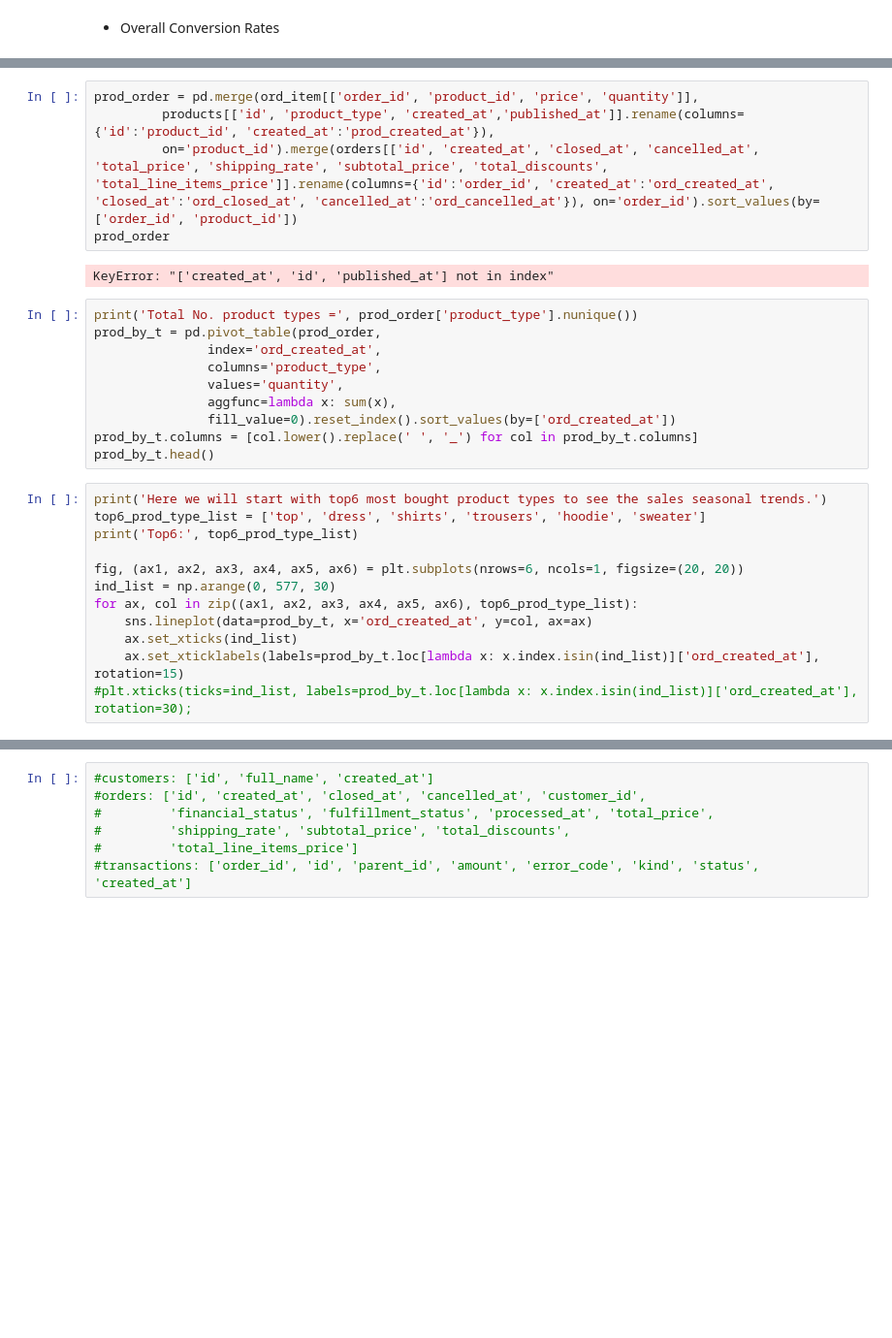
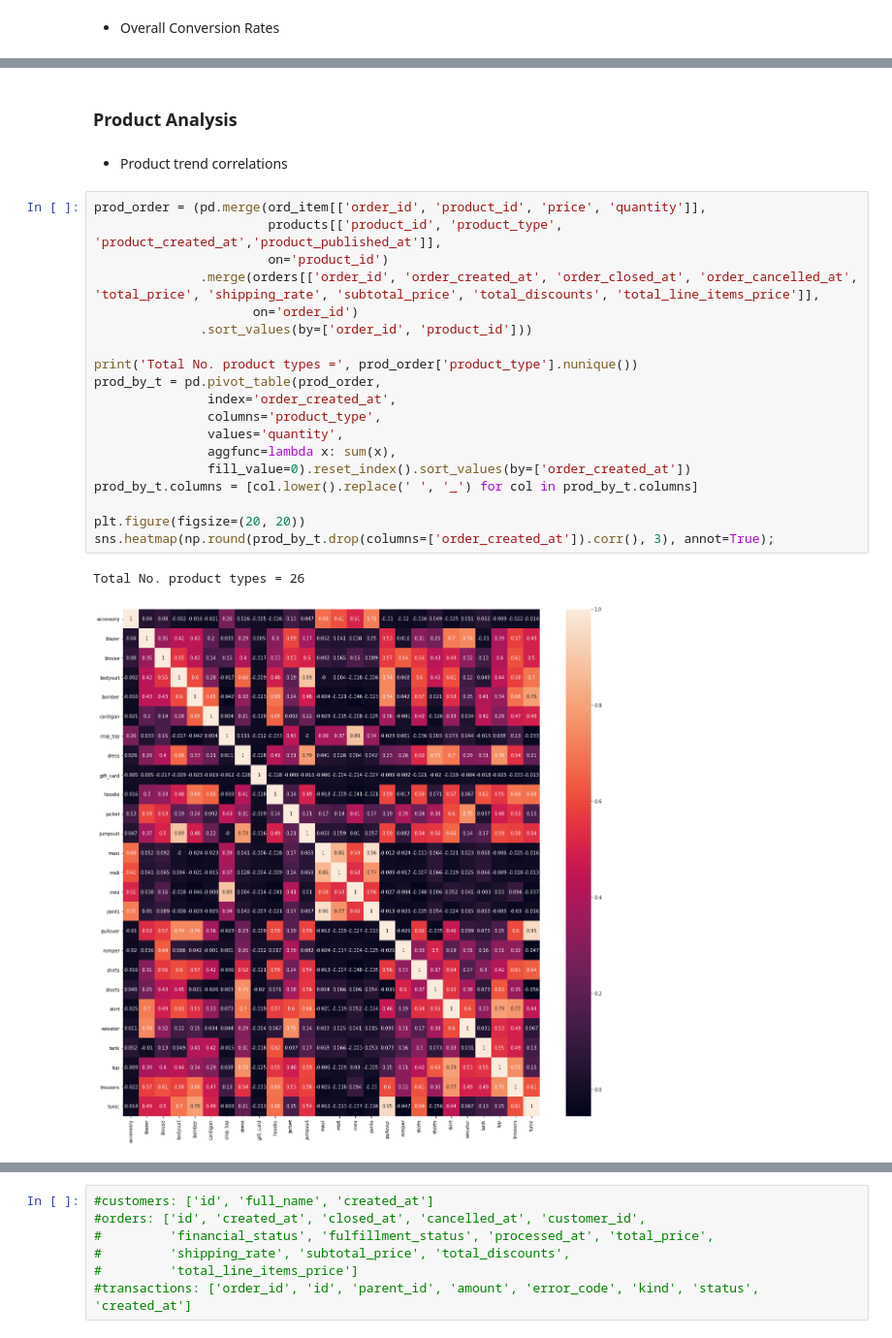
Before and after one commit to ryq99/Use_Case_Backlogs, a Jupyter notebook: ecommerce-project.ipynb, the cells around one changed output, grey strips where cells are left out. Shown at 97% size. Cells and saved outputs as stored; diff of their text form; blank space fills up the shorter version.

Commit message:
finished market basket analysis

```diff
--- a/ecommerce-project.ipynb
+++ b/ecommerce-project.ipynb
@@ -494,32 +509,29 @@ overall_conversion
 | 0 | placed_orders | 21358 | 84464.0 | 0.25287 | 0.00199 |
 | 0 | closed_orders | 19712 | 21358.0 | 0.92293 | 0.00184 |
 | 0 | profit_orders | 19127 | 19712.0 | 0.97032 | 0.00178 |
-# %%
-prod_order = pd.merge(ord_item[['order_id', 'product_id', 'price', 'quantity']],
-         products[['id', 'product_type', 'created_at','published_at']].rename(columns={'id':'product_id', 'created_at':'prod_created_at'}),
-         on='product_id').merge(orders[['id', 'created_at', 'closed_at', 'cancelled_at', 'total_price', 'shipping_rate', 'subtotal_price', 'total_discounts', 'total_line_items_price']].rename(columns={'id':'order_id', 'created_at':'ord_created_at', 'closed_at':'ord_closed_at', 'cancelled_at':'ord_cancelled_at'}), on='order_id').sort_values(by=['order_id', 'product_id'])
-prod_order
-# %% [output]
-KeyError: "['created_at', 'id', 'published_at'] not in index"
+# %% [markdown]
+### Product Analysis
+# %% [markdown]
+* Product trend correlations
 # %%
+prod_order = (pd.merge(ord_item[['order_id', 'product_id', 'price', 'quantity']],
+                       products[['product_id', 'product_type', 'product_created_at','product_published_at']],
+                       on='product_id')
+              .merge(orders[['order_id', 'order_created_at', 'order_closed_at', 'order_cancelled_at', 'total_price', 'shipping_rate', 'subtotal_price', 'total_discounts', 'total_line_items_price']],
+                     on='order_id')
+              .sort_values(by=['order_id', 'product_id']))
+
 print('Total No. product types =', prod_order['product_type'].nunique())
 prod_by_t = pd.pivot_table(prod_order,
-               index='ord_created_at',
+               index='order_created_at',
                columns='product_type',
                values='quantity',
                aggfunc=lambda x: sum(x),
-               fill_value=0).reset_index().sort_values(by=['ord_created_at'])
+               fill_value=0).reset_index().sort_values(by=['order_created_at'])
 prod_by_t.columns = [col.lower().replace(' ', '_') for col in prod_by_t.columns]
-prod_by_t.head()
+
+plt.figure(figsize=(20, 20))
+sns.heatmap(np.round(prod_by_t.drop(columns=['order_created_at']).corr(), 3), annot=True);
+# %% [output]
+Total No. product types = 26
+[figure, added]
-# %%
-print('Here we will start with top6 most bought product types to see the sales seasonal trends.')
-top6_prod_type_list = ['top', 'dress', 'shirts', 'trousers', 'hoodie', 'sweater']
-print('Top6:', top6_prod_type_list)
-
-fig, (ax1, ax2, ax3, ax4, ax5, ax6) = plt.subplots(nrows=6, ncols=1, figsize=(20, 20))
-ind_list = np.arange(0, 577, 30)
-for ax, col in zip((ax1, ax2, ax3, ax4, ax5, ax6), top6_prod_type_list):
-    sns.lineplot(data=prod_by_t, x='ord_created_at', y=col, ax=ax)
-    ax.set_xticks(ind_list)
-    ax.set_xticklabels(labels=prod_by_t.loc[lambda x: x.index.isin(ind_list)]['ord_created_at'], rotation=15)
-#plt.xticks(ticks=ind_list, labels=prod_by_t.loc[lambda x: x.index.isin(ind_list)]['ord_created_at'], rotation=30);
```
Also changed, not shown: parts of 18 cells of this notebook.
